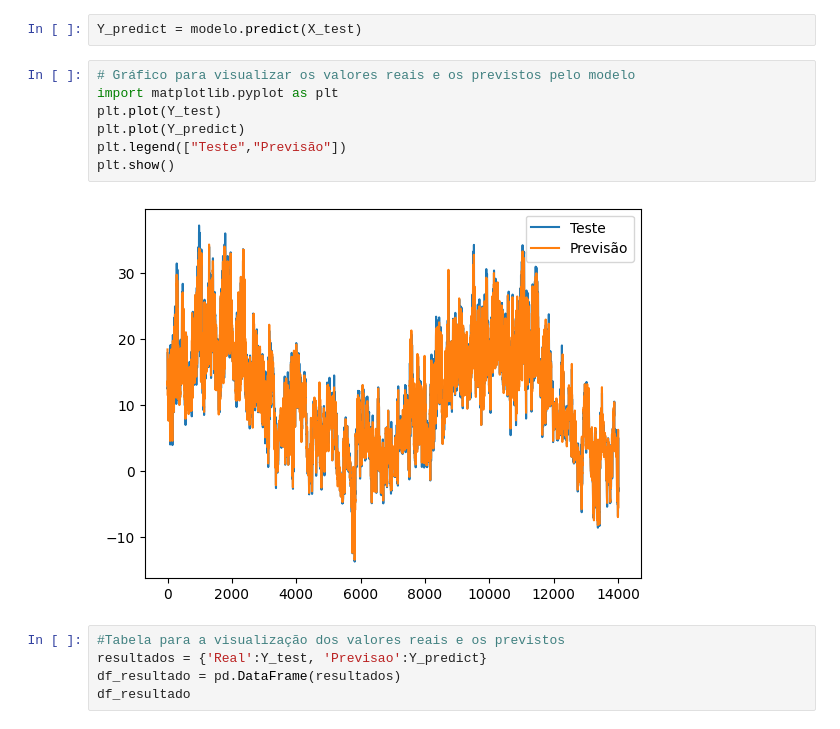
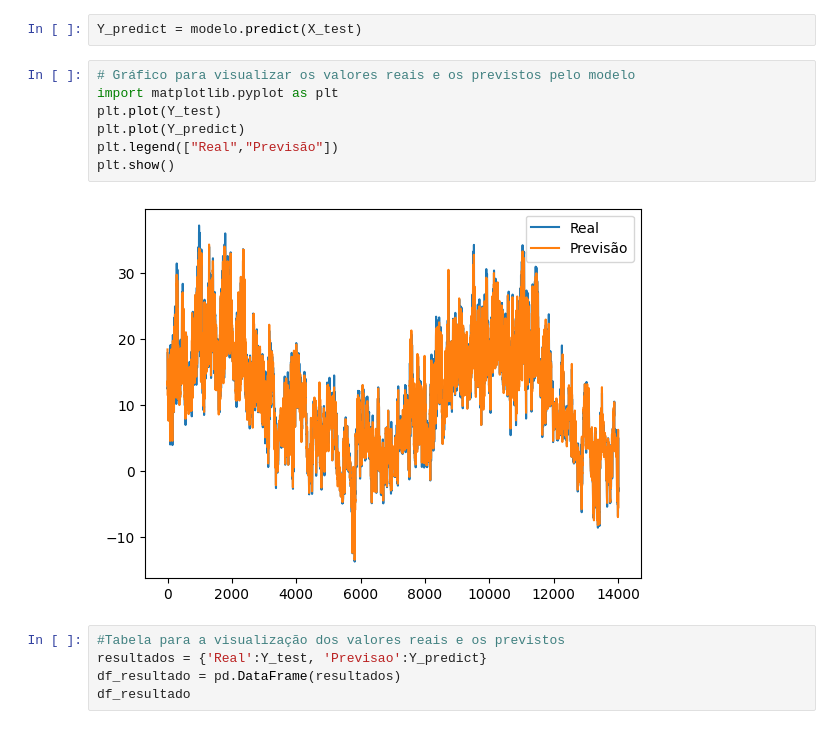
Before and after one commit to gabryelsguedes/previsao-do-tempo, a Jupyter notebook: notebooks/analise_comparativa_modelos.ipynb, the cells around one changed output. Drawn from its saved outputs; the diff is of its cells as text.

```diff
--- a/fiec/analise_comparativa_modelos.ipynb
+++ b/notebooks/analise_comparativa_modelos.ipynb
@@ -291,12 +291,12 @@ Y_predict = modelo.predict(X_test)
 # %%
 # Gráfico para visualizar os valores reais e os previstos pelo modelo
 import matplotlib.pyplot as plt
 plt.plot(Y_test)
 plt.plot(Y_predict)
-plt.legend(["Teste","Previsão"])
+plt.legend(["Real","Previsão"])
 plt.show()
 # %% [output]
-[figure, old version]
+[figure, new version]
 # %%
 #Tabela para a visualização dos valores reais e os previstos
 resultados = {'Real':Y_test, 'Previsao':Y_predict}
```
Also changed, not shown: 3 other files.
